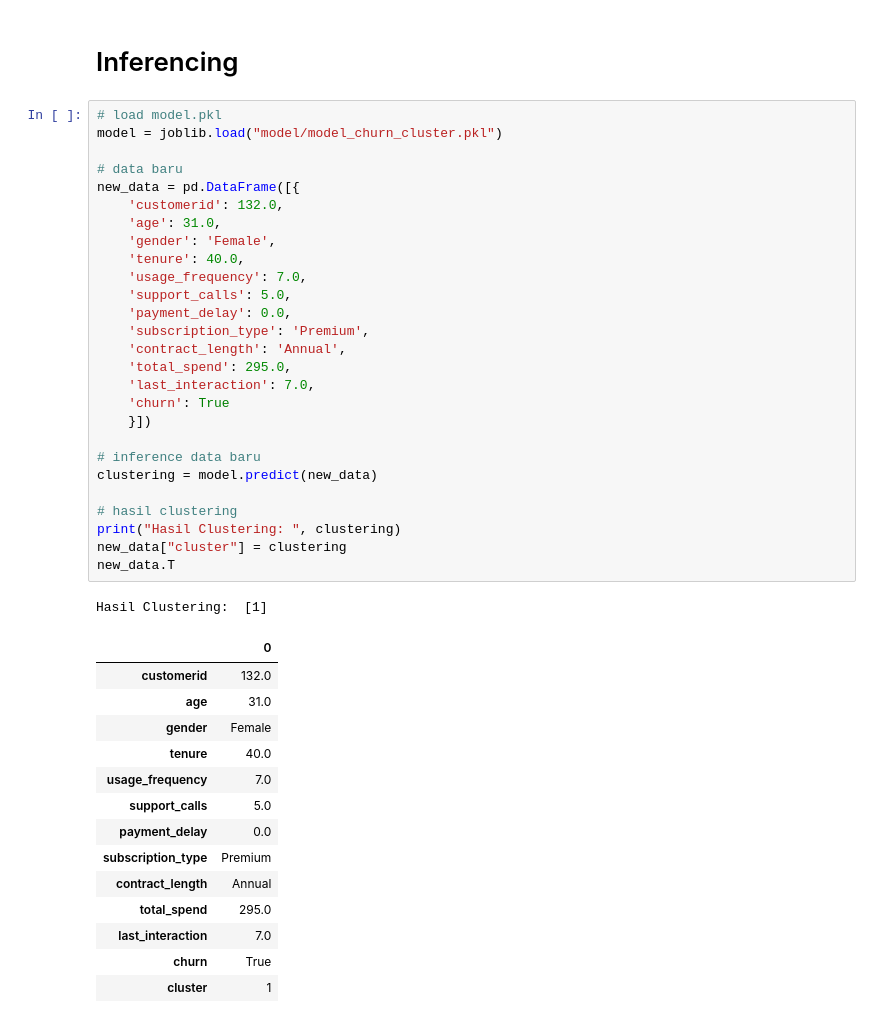
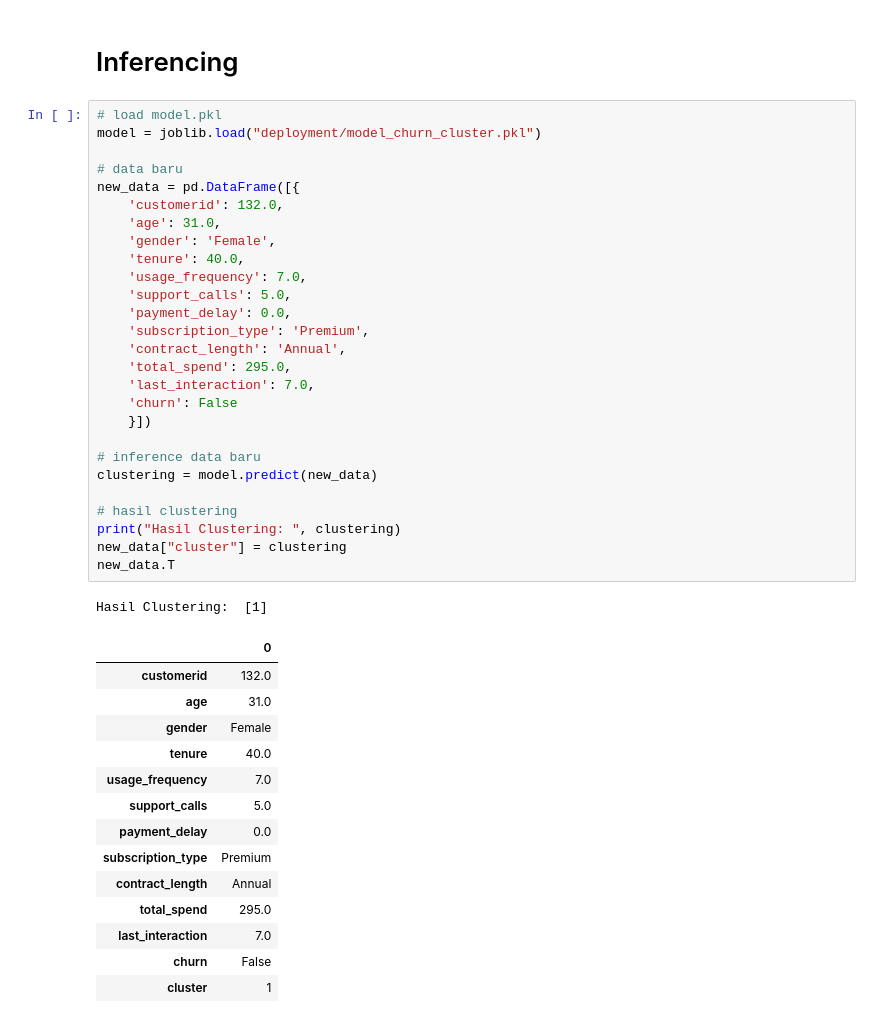
Before and after one commit to FTDS-assignment-bay/p2-final-project-ftds-033-rmt-group-002, a Jupyter notebook: model_churn_clustering.ipynb, the cells around one changed output. Saved outputs shown, nothing was run; the diff lists cells and outputs as text.

```diff
--- a/model_churn_clustering.ipynb
+++ b/model_churn_clustering.ipynb
@@ -747,7 +747,7 @@ joblib.dump(pipeline, "model/model_churn_cluster.pkl")
 # Inferencing
 # %%
 # load model.pkl
-model = joblib.load("model/model_churn_cluster.pkl")
+model = joblib.load("deployment/model_churn_cluster.pkl")
 
 # data baru
 new_data = pd.DataFrame([{
@@ -758,33 +758,33 @@ new_data = pd.DataFrame([{
     'usage_frequency': 7.0,
     'support_calls': 5.0,
     'payment_delay': 0.0,
     'subscription_type': 'Premium',
     'contract_length': 'Annual',
     'total_spend': 295.0,
     'last_interaction': 7.0,
-    'churn': True
+    'churn': False
     }])
 
 # inference data baru
 clustering = model.predict(new_data)
 
 # hasil clustering
 print("Hasil Clustering: ", clustering)
 new_data["cluster"] = clustering
 new_data.T
 # %% [output]
 Hasil Clustering:  [1]
 |  | 0 |
 | customerid | 132.0 |
 | age | 31.0 |
 | gender | Female |
 | tenure | 40.0 |
 | usage_frequency | 7.0 |
 | support_calls | 5.0 |
 | payment_delay | 0.0 |
 | subscription_type | Premium |
 | contract_length | Annual |
 | total_spend | 295.0 |
 | last_interaction | 7.0 |
-| churn | True |
+| churn | False |
 | cluster | 1 |
```
Also changed, not shown: parts of 1 cell of this notebook, 6 other files.
